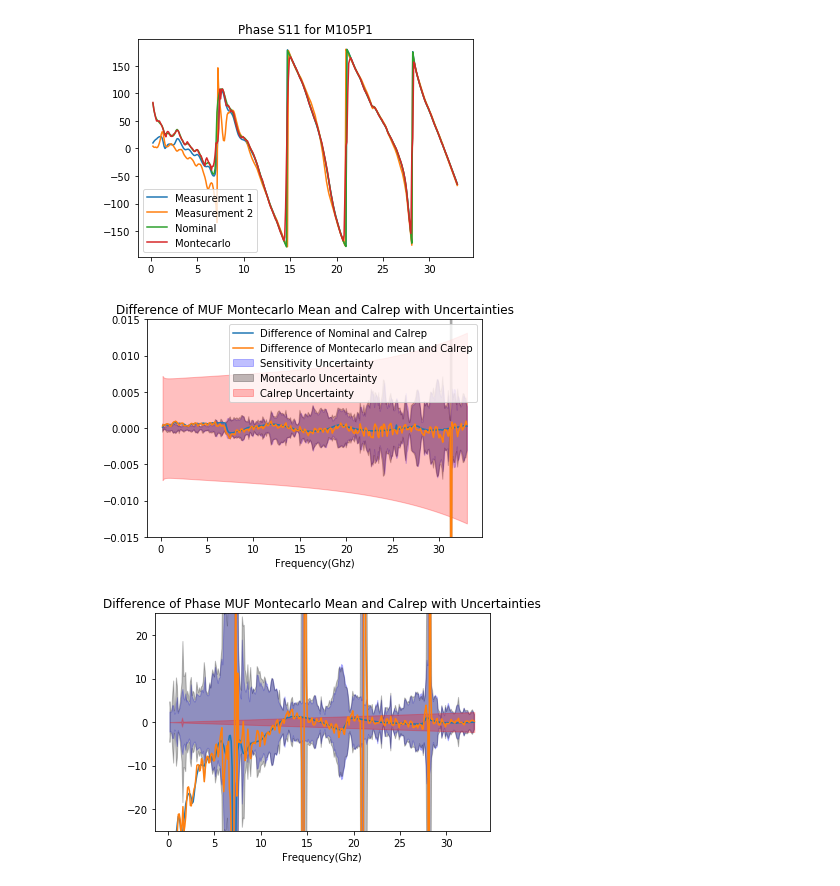
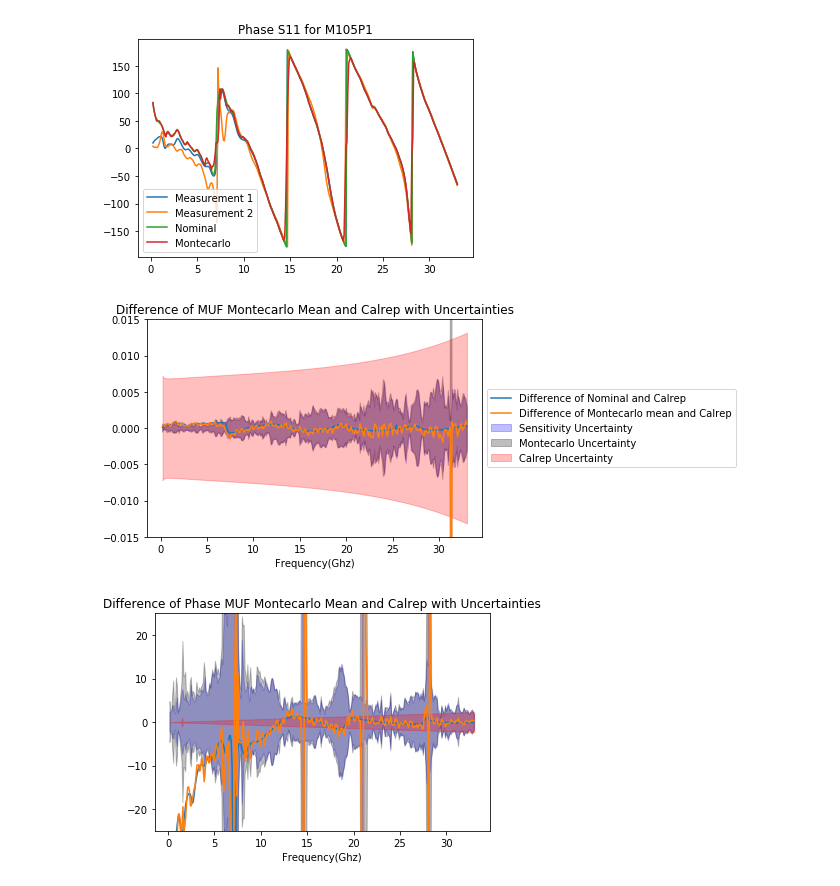
Before and after one commit to aricsanders/Jupyter-Notebooks, a Jupyter notebook: 35_Comparison_MUF_Calrep_MeasLp_20170509_001.ipynb, the cells around one changed output. Drawn from its saved outputs; the diff is of its cells as text; code cells hidden in the pictures.

```diff
--- a/35_Comparison_MUF_Calrep_MeasLp_20170509_001.ipynb
+++ b/35_Comparison_MUF_Calrep_MeasLp_20170509_001.ipynb
@@ -90,32 +90,32 @@ plt.show();
 # %%
 montecarlo_mag=np.array(montecarlo_reference_curve["magS11"])
 montecarlo_uncertainty=np.array(montecarlo_reference_curve["umagS11"])
 measurement_1_mag=np.array(calrep_measurements[0]["magS11"])
 measurement_1_uncertainty=np.array(calrep_measurements[0]["uMgS11"])
 nominal_mag=np.array(sensitivity_reference_curve["magS11"])
 nominal_uncertainty=np.array(sensitivity_reference_curve["umagS11"])
 plt.close()
 plt.plot(sensitivity_reference_curve["Frequency"],measurement_1_mag-nominal_mag,label="Difference of Nominal and Calrep")
 plt.fill_between(sensitivity_reference_curve["Frequency"] ,-1*nominal_uncertainty,nominal_uncertainty,
                         color="blue",
                         alpha=.25,
                         edgecolor="black",label="Sensitivity Uncertainty")
 plt.plot(montecarlo_reference_curve["Frequency"],measurement_1_mag-montecarlo_mag,label="Difference of Montecarlo mean and Calrep")
 plt.fill_between(sensitivity_reference_curve["Frequency"] ,-1*montecarlo_uncertainty,montecarlo_uncertainty,
                         color="black",
                         alpha=.25,
                         edgecolor="black",label="Montecarlo Uncertainty")
 plt.fill_between(sensitivity_reference_curve["Frequency"] ,-1*measurement_1_uncertainty,measurement_1_uncertainty,
                         color="red",
                         alpha=.25,
                         edgecolor="red",label="Calrep Uncertainty")
 plt.xlabel("Frequency(Ghz)")
-plt.legend()
+plt.legend(loc='center left', bbox_to_anchor=(1, 0.5))
 plt.ylim([-.015,.015])
 plt.title("Difference of MUF Montecarlo Mean and Calrep with Uncertainties")
 plt.show()
 # %% [output]
-[figure, old version]
+[figure, new version]
 # %%
 montecarlo_mag=np.array(montecarlo_reference_curve["argS11"])
 montecarlo_uncertainty=np.array(montecarlo_reference_curve["uargS11"])
```
Also changed, not shown: parts of 2 cells of this notebook, 2 other files.
